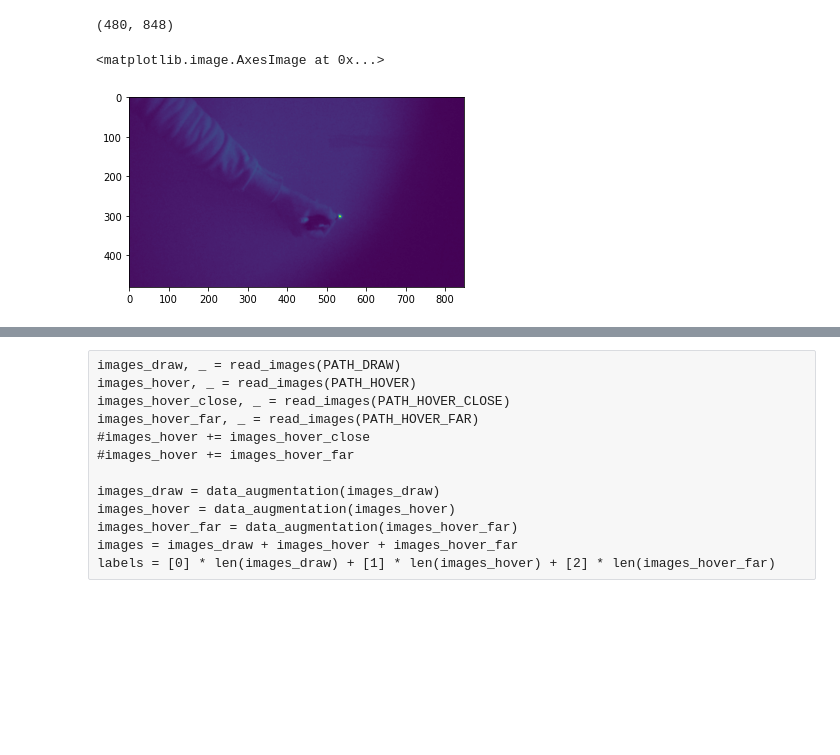
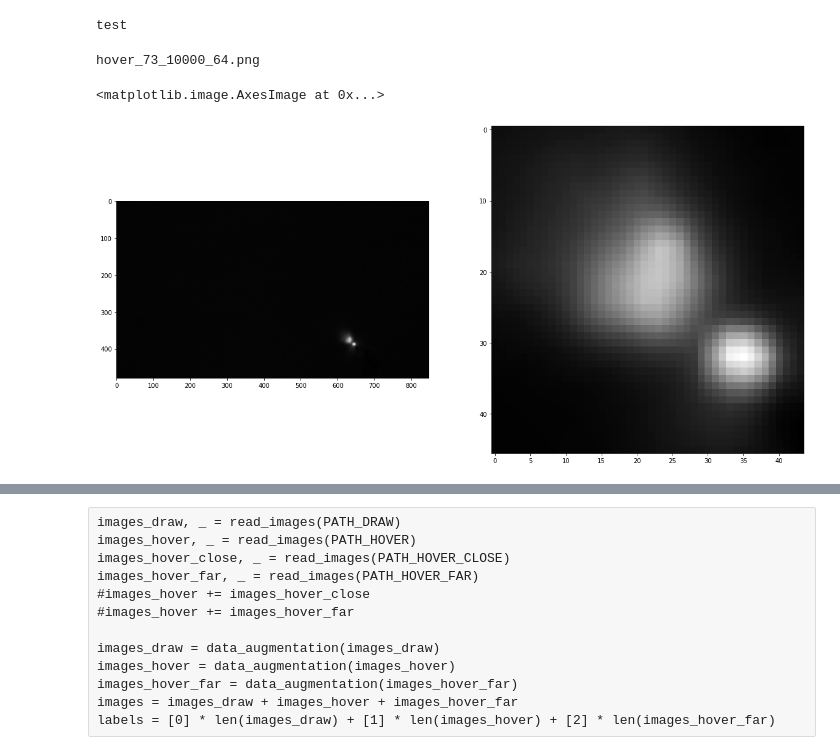
Before and after one commit to vigitia/IRPenTracking, a Jupyter notebook: evaluation/cnn.ipynb, the cells around one changed output, grey strips where cells are left out. Saved outputs shown, nothing was run; the diff lists cells and outputs as text; code cells hidden in the pictures; blank space fills up the shorter version.

```diff
--- a/evaluation/cnn.ipynb
+++ b/evaluation/cnn.ipynb
@@ -23,3 +26,7 @@ from tensorflow.keras.layers import LeakyReLU
+# %%
+print('test')
+# %% [output]
+test
 # %%
 PATH_DRAW = '../out/draw_many/'
 PATH_HOVER = '../out/hover_many/'
@@ -37,6 +44,16 @@ PATH_DIRECT = '../out/direct'
 PATH_DRAW_SUNLIGHT = '../out/draw_sunlight'
 PATH_HOVER_SUNLIGHT = '../out/hover_sunlight'
 
+PATH_DRAW_SUPERBRIGHT = '../out/superbright_draw_2'
+PATH_HOVER_SUPERBRIGHT = '../out/superbright_hover_2'
+
+PATH_DRAW_FINAL_1 = '../out/draw_new_final'
+PATH_DRAW_FINAL_2 = '../out/draw_new_final_2'
+PATH_HOVER_FINAL_1 = '../out/hover_new_final'
+PATH_HOVER_FINAL_2 = '../out/hover_new_final_2'
+
+PATH_DRAW_LAB = '../out/draw_new_lab'
+PATH_HOVER_LAB = '../out/hover_new_lab'
 
 DRAW_PATHS = [PATH_DRAW, PATH_DRAW_NEW, PATH_DRAW_SUNLIGHT]
 HOVER_PATHS = [PATH_HOVER, PATH_HOVER_NEW, PATH_HOVER_SUNLIGHT]
@@ -47,7 +64,7 @@ HOVER_PATHS = [PATH_HOVER, PATH_HOVER_NEW, PATH_HOVER_SUNLIGHT]
 #    HOVER_PATHS.append(f'../out/hover_{exposure}_{gain}')
 
 
-IMG_SIZE = 48
+IMG_SIZE = 64
 # %%
 def crop_image(img, size = 16):
     margin = int(size / 2)
@@ -57,3 +117,44 @@ def crop_image(img, size = 16):
+# %%
+def crop_to_nonblack(img, size = 16):
+    margin = int(size / 2)
+    (image_height, image_width) = img.shape
+    step_w = int(image_width / 10)
+    step_h = int(image_height / 10)
+
+    samples = []
+    for x in range(2 * step_w, (image_width - 2 * step_w), step_w):
+        for y in range(2 * step_h, (image_height - 2 * step_h), step_h):
+            samples.append(img[y, x])
+    _, thresh = cv2.threshold(img, np.median(samples) * 2, 255, cv2.THRESH_BINARY)
+    #contours = cv2.findContours(thresh, cv2.RETR_EXTERNAL, cv2.CHAIN_APPROX_SIMPLE)
+    #contours = contours[0] if len(contours) == 2 else contours[1]
+    (x, y, w, h) = cv2.boundingRect(thresh)
+    #result = img[y:y+h, x:x+w]
+    center_x = int(x + w / 2)
+    center_y = int(y + h / 2)
+    left = np.max([0, center_x - margin])
+    top = np.max([0, center_y - margin])
+    if left + size >= img.shape[1]:
+        #left -= (left + size - img.shape[1] - 1)
+        left = img.shape[1] - size - 1
+    if top + size >= img.shape[0]:
+        #top -= (top + size - img.shape[0] - 1)
+        top = img.shape[0] - size - 1
+    #img_cropped = img[top : top + size, left : left + size]
+    img_cropped = img[y:y+h, x:x+w]
+    return img_cropped, (left + margin, top + margin)
+
+fname = random.sample(os.listdir(PATH_HOVER_LAB), 1)[0]
+print(fname)
+img = cv2.imread(PATH_HOVER_LAB + '/' + fname, cv2.IMREAD_GRAYSCALE)
+img_cropped, _ = crop_to_nonblack(img, IMG_SIZE)
+fig, axes = plt.subplots(1, 2, figsize=(20, 10))
+axes[0].imshow(img, 'gray')
+axes[1].imshow(img_cropped, 'gray')
+# %% [output]
+hover_73_10000_64.png
+<matplotlib.image.AxesImage at 0x...>
+[figure, added]
 # %%
 def read_images(path):
     files = os.listdir(path)
@@ -92,11 +195,3 @@ def data_augmentation(images):
                 result.append(tmp2)
                 result.append(cv2.flip(tmp2, flipCode=0))
     return result
-# %%
-img = cv2.imread(PATH_DRAW + '0024.png', cv2.IMREAD_GRAYSCALE)
-print(img.shape)
-plt.imshow(img)
-# %% [output]
-(480, 848)
-<matplotlib.image.AxesImage at 0x...>
-[figure, removed]
```
Also changed, not shown: parts of 13 cells of this notebook.
